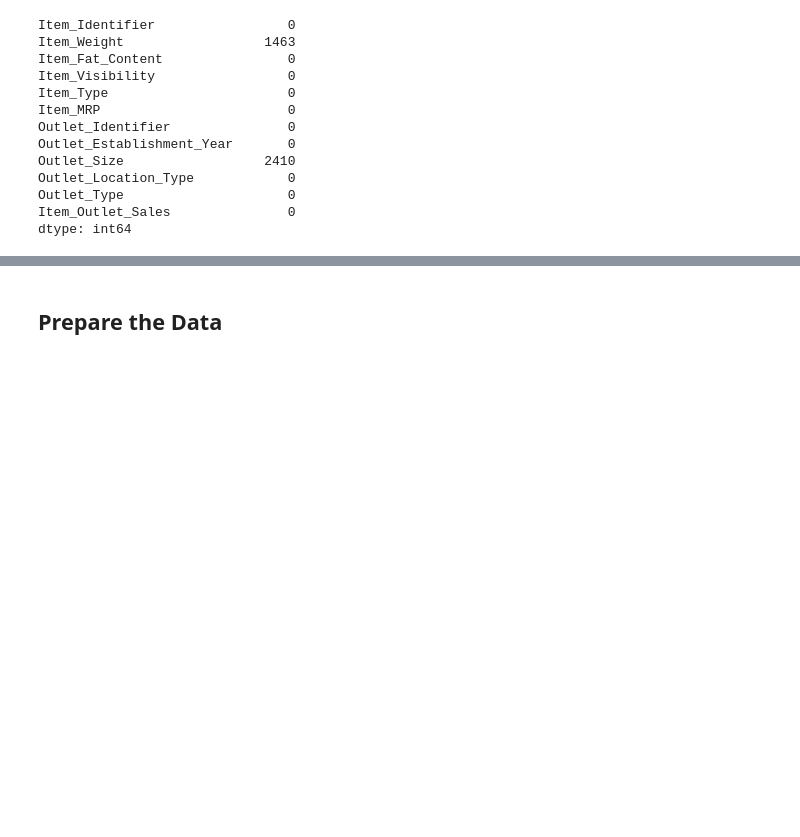
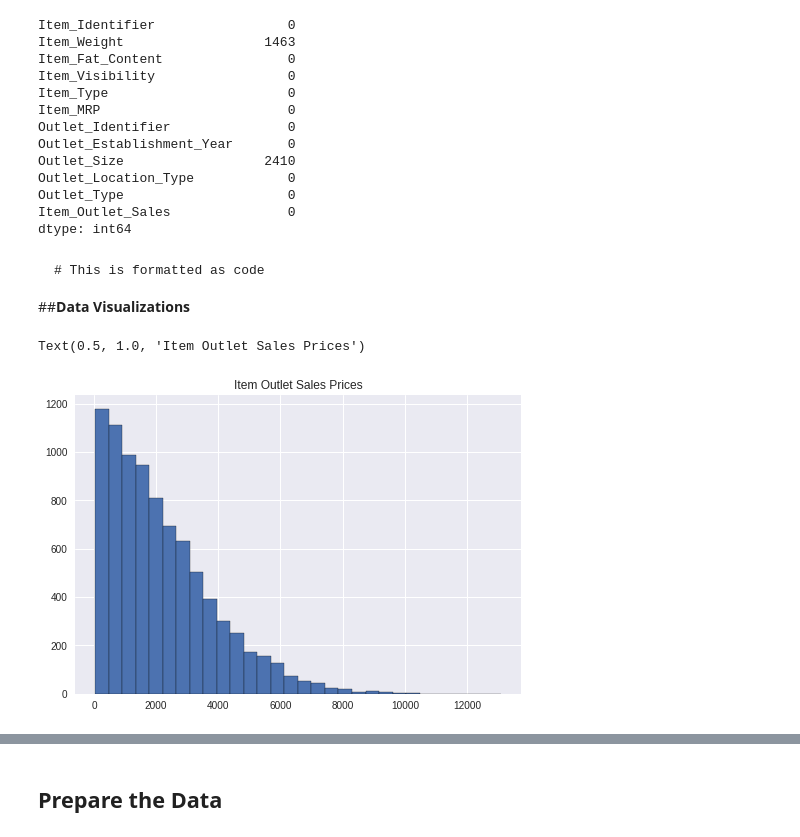
Before and after one commit to rimchristian/sales-prediction, a Jupyter notebook: salesprediction_prediction.ipynb, the cells around one changed output, grey strips where cells are left out. Cells and saved outputs as stored; diff of their text form; code cells hidden in the pictures; blank space fills up the shorter version.

````diff
--- a/salesprediction_prediction.ipynb
+++ b/salesprediction_prediction.ipynb
@@ -161,3 +163,19 @@ Outlet_Location_Type            0
 Outlet_Type                     0
 Item_Outlet_Sales               0
 dtype: int64
+# %% [markdown]
+
+
+```
+# This is formatted as code
+```
+
+##**Data Visualizations**
+# %%
+plt.style.use('seaborn')
+df['Item_Outlet_Sales'].hist(bins=30,edgecolor='black')
+plt.ticklabel_format(useOffset=False)
+plt.title('Item Outlet Sales Prices')
+# %% [output]
+Text(0.5, 1.0, 'Item Outlet Sales Prices')
+[figure, added]
````
Also changed, not shown: parts of 3 cells of this notebook.
